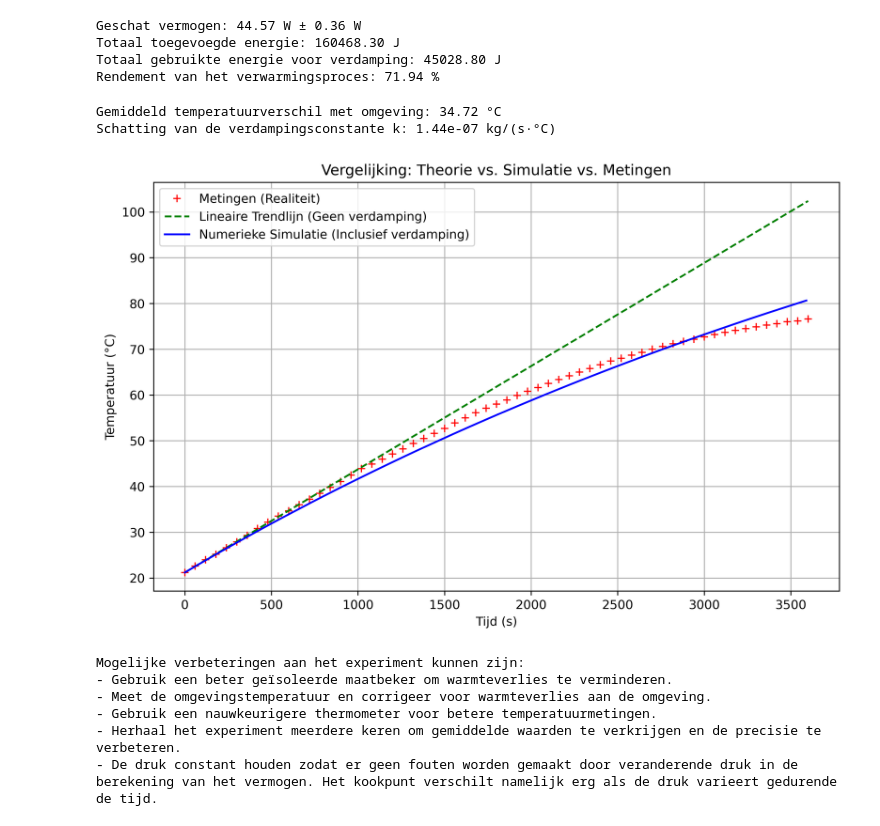
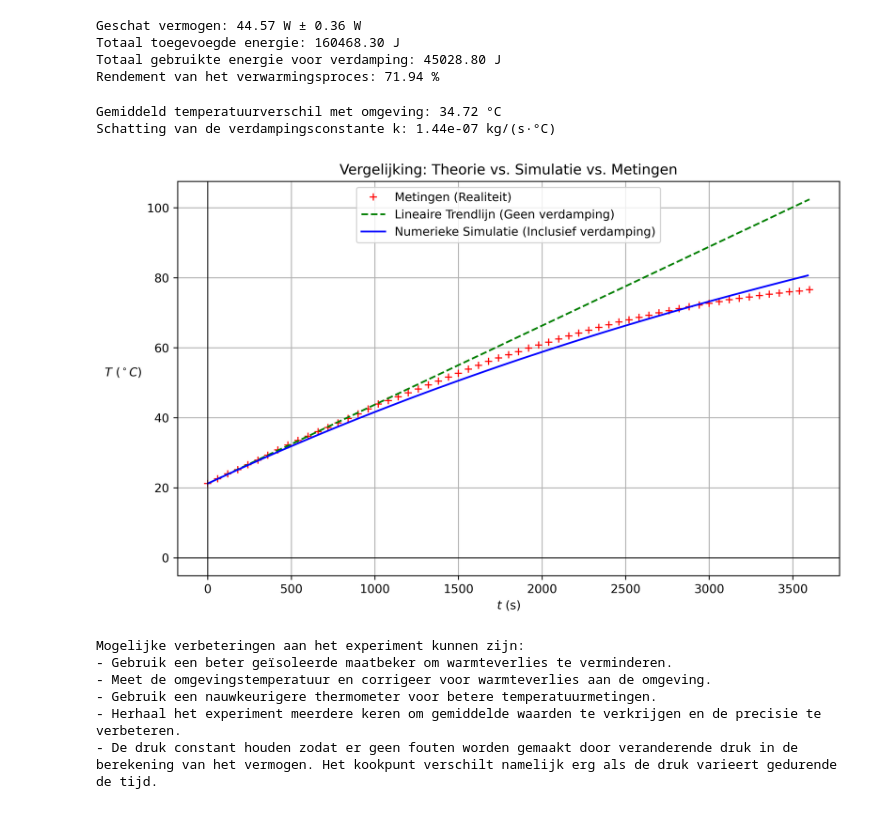
Before and after one commit to swerleman/IP2-Portfolio, a Jupyter notebook: Content/Labs/Verdamping.ipynb, the cells around one changed output. Drawn from its saved outputs; the diff is of its cells as text; code cells hidden in the pictures.

```diff
--- a/Content/Labs/Verdamping.ipynb
+++ b/Content/Labs/Verdamping.ipynb
@@ -101,36 +101,38 @@ for i in range(1, len(t_sim)):
     # Energiebalans per tijdstap dt:
     Q_in = P_fit * dt
 
     # Verdamping hangt af van temperatuurverschil met omgeving
     # dm = k * (T - T_omgeving)
     dm = k_evap * (T_sim[i-1] - 20) * dt
     if T_sim[i-1] < 20: dm = 0 # Geen verdamping onder kamertemperatuur
 
     Q_uit_evap = dm * L_vaporisatie
     m_nu -= dm # De massa van het water neemt af
 
     # Temperatuurverandering: dT = Q_netto / (m * c)
     dT = (Q_in - Q_uit_evap) / (m_nu * c_water)
     T_sim[i] = T_sim[i-1] + dT
 
 # Theoretische Lineaire Trendlijn zonder Verdamping
 # Simulatie met verdamping vergelijken met theorie zonder verdamping
 # Reële metingen
 # Plotten van de vergelijking
 plt.figure(figsize=(10, 6), dpi=450)
 plt.plot(t_sec, T, 'r+', label='Metingen (Realiteit)')
 plt.plot(t_sec, T_theorie, 'g--', label='Lineaire Trendlijn (Geen verdamping)')
 plt.plot(t_sim, T_sim, 'b-', label='Numerieke Simulatie (Inclusief verdamping)')
-plt.xlabel('Tijd (s)')
-plt.ylabel('Temperatuur (°C)')
+plt.xlabel('$t$ (s)')
+plt.ylabel('$T$ $(^\circ C)$', rotation=0, labelpad=20)
+plt.axhline(0, color='black', linewidth=0.8)
+plt.axvline(0, color='black', linewidth=0.8)
 plt.title('Vergelijking: Theorie vs. Simulatie vs. Metingen')
 plt.legend()
 plt.grid(True)
 plt.show()
 # %% [output]
 Gemiddeld temperatuurverschil met omgeving: 34.72 °C
 Schatting van de verdampingsconstante k: 1.44e-07 kg/(s·°C)
-[figure, old version]
+[figure, new version]
 # %%
 # Verbeteringen en reflectie
 
```
Also changed, not shown: 2 other files.
